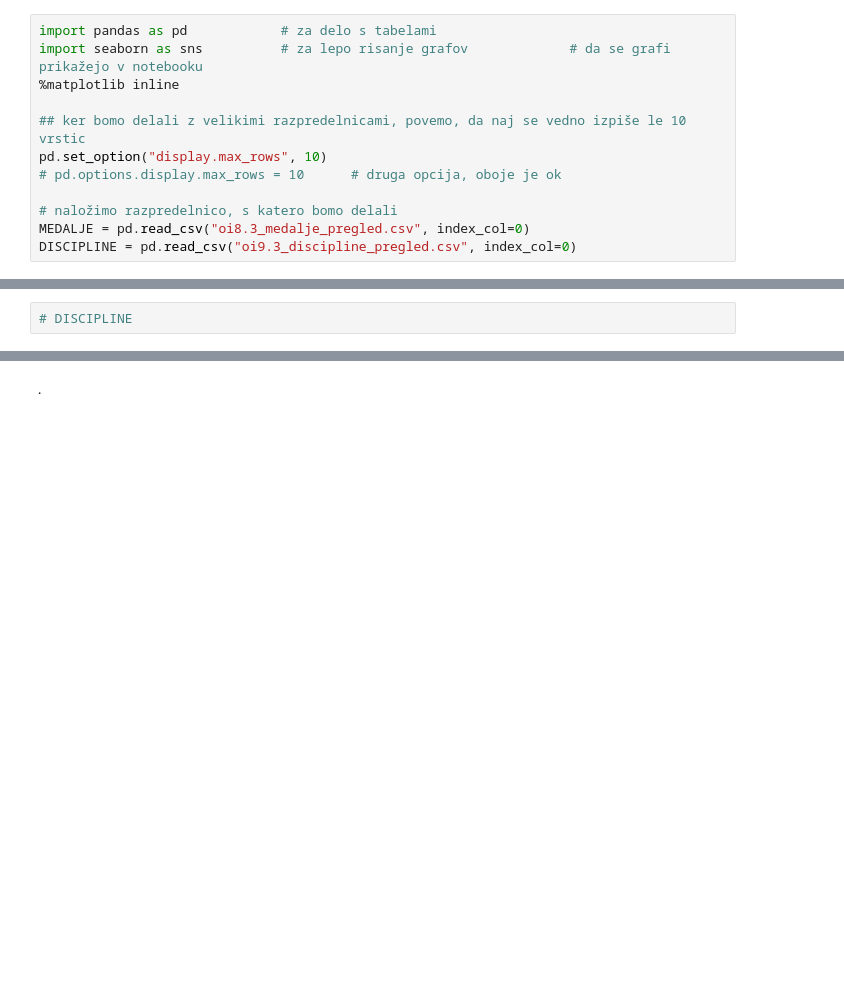
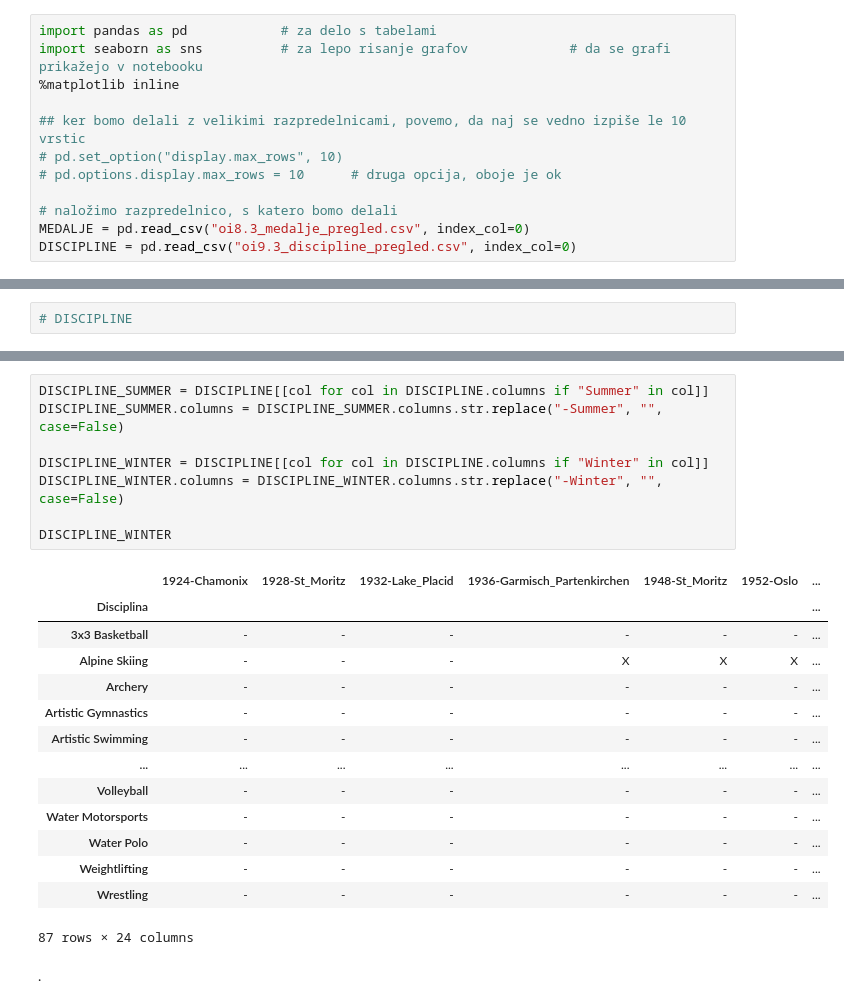
Before and after one commit to Kajaaa9/seminarska_naloga-olimpijske_igre, a Jupyter notebook: oi10_analiza.ipynb, the cells around one changed output, grey strips where cells are left out. Drawn from its saved outputs; the diff is of its cells as text; blank space fills up the shorter version.

Commit message:
analiza podatkov - nedokoncano (def tabel za summer, winter)

```diff
--- a/oi10_analiza.ipynb
+++ b/oi10_analiza.ipynb
@@ -8,7 +8,7 @@ import seaborn as sns          # za lepo risanje grafov             # da se graf
 %matplotlib inline
 
 ## ker bomo delali z velikimi razpredelnicami, povemo, da naj se vedno izpiše le 10 vrstic
-pd.set_option("display.max_rows", 10)
+# pd.set_option("display.max_rows", 10)
 # pd.options.display.max_rows = 10      # druga opcija, oboje je ok
 
 # naložimo razpredelnico, s katero bomo delali
@@ -21,3 +44,26 @@ DISCIPLINE = pd.read_csv("oi9.3_discipline_pregled.csv", index_col=0)
+# %%
+DISCIPLINE_SUMMER = DISCIPLINE[[col for col in DISCIPLINE.columns if "Summer" in col]]
+DISCIPLINE_SUMMER.columns = DISCIPLINE_SUMMER.columns.str.replace("-Summer", "", case=False)
+
+DISCIPLINE_WINTER = DISCIPLINE[[col for col in DISCIPLINE.columns if "Winter" in col]]
+DISCIPLINE_WINTER.columns = DISCIPLINE_WINTER.columns.str.replace("-Winter", "", case=False)
+
+DISCIPLINE_WINTER
+# %% [output]
+|  | 1924-Chamonix | 1928-St_Moritz | 1932-Lake_Placid | 1936-Garmisch_Partenkirchen | 1948-St_Moritz | 1952-Oslo | ... |
+| Disciplina |  |  |  |  |  |  | ... |
+| 3x3 Basketball | - | - | - | - | - | - | ... |
+| Alpine Skiing | - | - | - | X | X | X | ... |
+| Archery | - | - | - | - | - | - | ... |
+| Artistic Gymnastics | - | - | - | - | - | - | ... |
+| Artistic Swimming | - | - | - | - | - | - | ... |
+| ... | ... | ... | ... | ... | ... | ... | ... |
+| Volleyball | - | - | - | - | - | - | ... |
+| Water Motorsports | - | - | - | - | - | - | ... |
+| Water Polo | - | - | - | - | - | - | ... |
+| Weightlifting | - | - | - | - | - | - | ... |
+| Wrestling | - | - | - | - | - | - | ... |
+87 rows × 24 columns
 # %% [markdown]
 .
 # %% [markdown]
```
Also changed, not shown: parts of 2 cells of this notebook.
